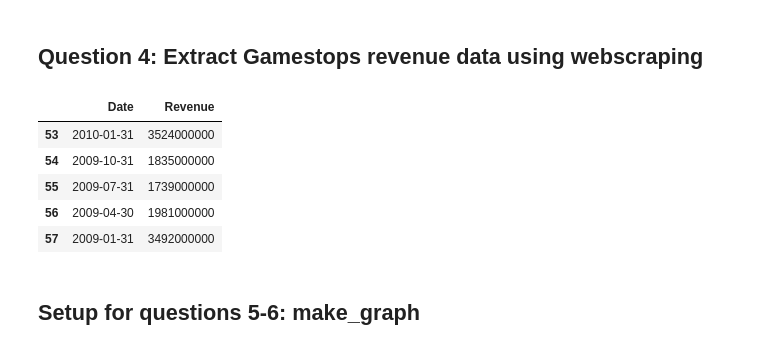
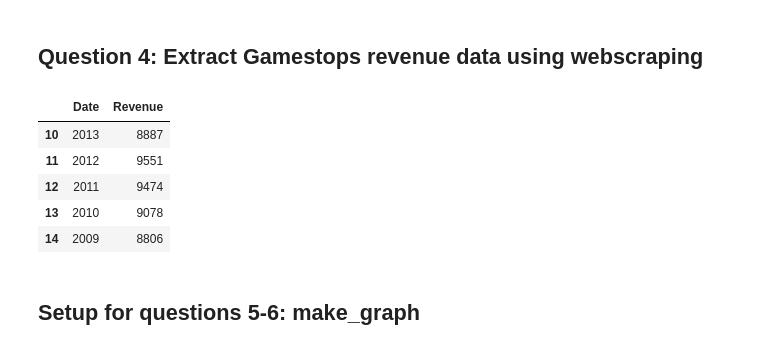
Before and after one commit to wfaler/coursera-python-for-data-science, a Jupyter notebook: data-science-project.ipynb, the cells around one changed output. Drawn from its saved outputs; the diff is of its cells as text; code cells hidden in the pictures.

```diff
--- a/data-science-project.ipynb
+++ b/data-science-project.ipynb
@@ -71,7 +71,7 @@ for table in tables:
         for row in table.find_all("tr"):
             cols = row.find_all("td")
             if len(cols) == 2:
-                revenue = int(cols[1].text.replace("$", "").replace(",", "") + "000000")
+                revenue = int(cols[1].text.replace("$", "").replace(",", "") + "0") // 10
                 # using `pd.concat`, because `append` is deprecated in Pandas 2 and higher.
                 new_row = pd.Series([cols[0].text, revenue], index = tesla_revenue.columns)
                 tesla_revenue = pd.concat([tesla_revenue, new_row.to_frame().T], ignore_index=True)
@@ -101,32 +101,32 @@ gme_data.head()
 # %% [markdown]
 ## Question 4: Extract Gamestops revenue data using webscraping
 # %%
-url= "https://www.macrotrends.net/stocks/charts/GME/tesla/revenue"
+url= "https://www.macrotrends.net/stocks/charts/GME/gamestop/revenue"
 html_data=requests.get(url).text
 
 soup = BeautifulSoup(html_data, 'html5lib')
 tables = soup.find_all("table")
 gme_revenue = pd.DataFrame(columns=["Date", "Revenue"])
 
 for table in tables:
     header = table.find("th")
-    if header.text == "GameStop Quarterly Revenue(Millions of US $)":
+    if header.text == "GameStop Annual Revenue(Millions of US $)":
         for row in table.find_all("tr"):
             cols = row.find_all("td")
             if len(cols) == 2:
                 # using `pd.concat`, because `append` is deprecated in Pandas 2 and higher.
-                revenue = int(cols[1].text.replace("$", "").replace(",", "") + "000000")
+                revenue = int(cols[1].text.replace("$", "").replace(",", "") + "0") //10
                 new_row = pd.Series([cols[0].text, revenue], index = gme_revenue.columns)
                 gme_revenue = pd.concat([gme_revenue, new_row.to_frame().T], ignore_index=True)
 
 gme_revenue.tail()
 # %% [output]
 |  | Date | Revenue |
-| 53 | 2010-01-31 | 3524000000 |
-| 54 | 2009-10-31 | 1835000000 |
-| 55 | 2009-07-31 | 1739000000 |
-| 56 | 2009-04-30 | 1981000000 |
-| 57 | 2009-01-31 | 3492000000 |
+| 10 | 2013 | 8887 |
+| 11 | 2012 | 9551 |
+| 12 | 2011 | 9474 |
+| 13 | 2010 | 9078 |
+| 14 | 2009 | 8806 |
 # %% [markdown]
 ## Setup for questions 5-6: make_graph
 # %%
```
Also changed, not shown: parts of 3 cells of this notebook.
